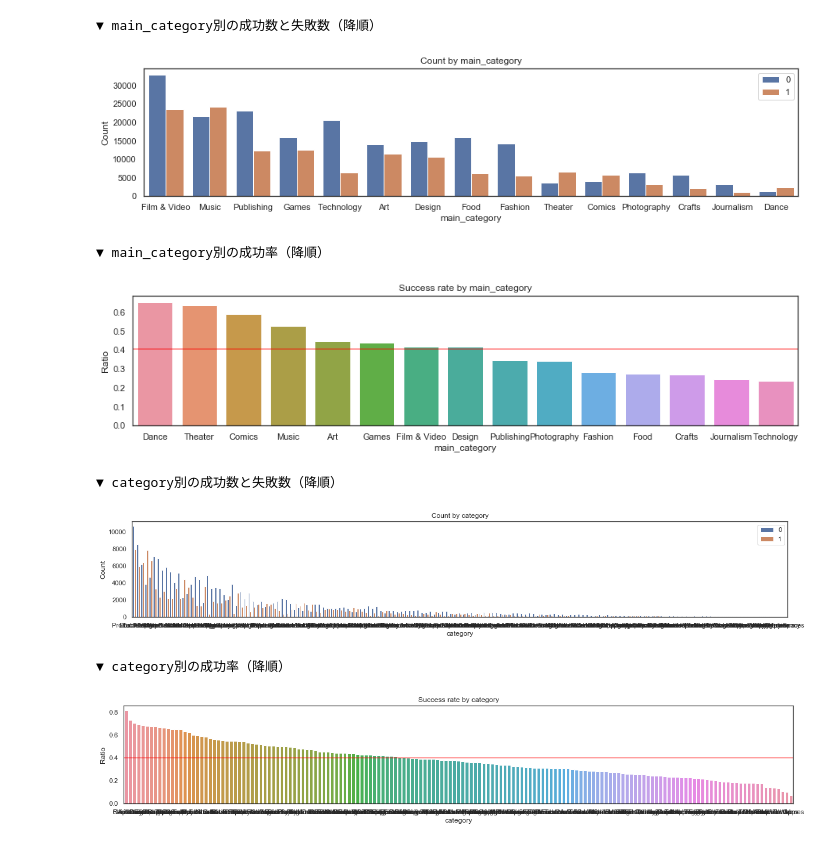
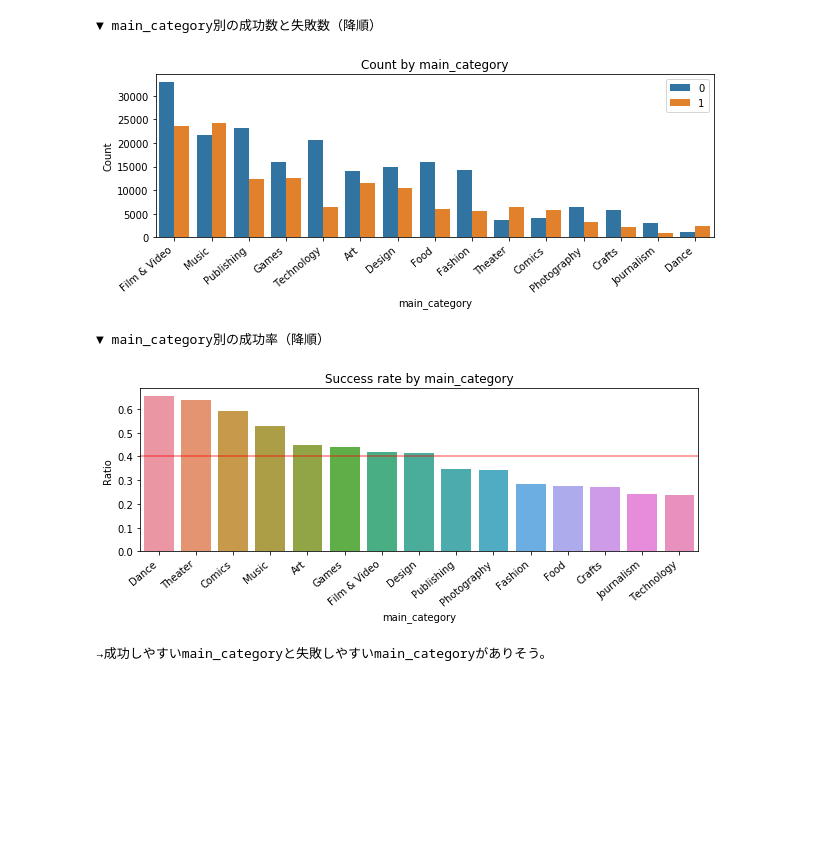
Before and after one commit to arsma12/skillupAI, a Jupyter notebook: Day1_work_長谷川雅代.ipynb, the cells around one changed output. Saved outputs shown, nothing was run; the diff lists cells and outputs as text; code cells hidden in the pictures; blank space fills up the shorter version.

```diff
--- a/Day1_work_長谷川雅代.ipynb
+++ b/Day1_work_長谷川雅代.ipynb
@@ -316,18 +365,11 @@ print('→午後2,3時あたりに開始すると成功率が高まるようだ
 # %%
-# ------------------------------------------------
-# 2-6.カテゴリの影響度を確認
-# ------------------------------------------------
-show_state_count_plot('main_category',15,3, True)
-show_successrate_barplot('main_category',15,3, baseline,True)
-
-show_state_count_plot('category',20,3, True)
-show_successrate_barplot('category',20,3, baseline,True)
+# main_category
+show_state_count_plot('main_category',10,3, True,40)
+show_successrate_barplot('main_category',10,3, baseline,True,40)
+print('→成功しやすいmain_categoryと失敗しやすいmain_categoryがありそう。')
 # %% [output]
 ▼ main_category別の成功数と失敗数（降順）
-[figure, old version]
+[figure, new version]
 ▼ main_category別の成功率（降順）
-[figure, old version]
+[figure, new version]
-▼ category別の成功数と失敗数（降順）
+→成功しやすいmain_categoryと失敗しやすいmain_categoryがありそう。
-[figure, removed]
-▼ category別の成功率（降順）
-[figure, removed]
```
Also changed, not shown: parts of 17 cells of this notebook.
